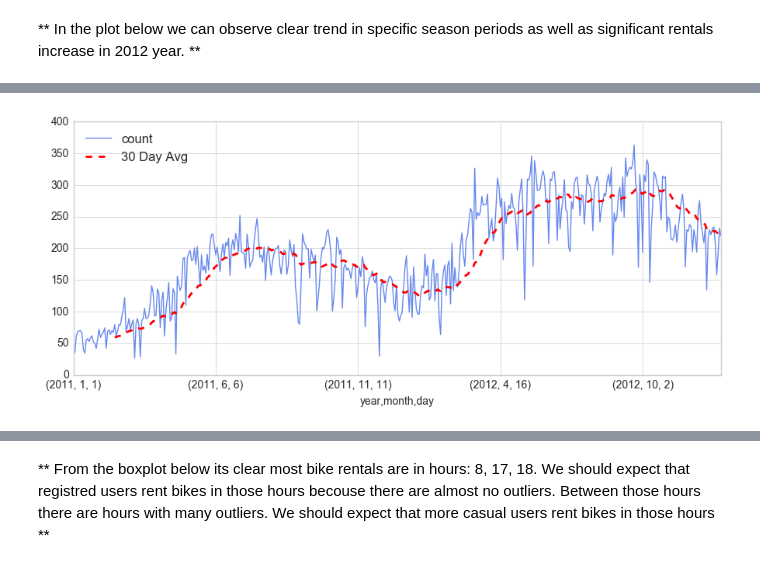
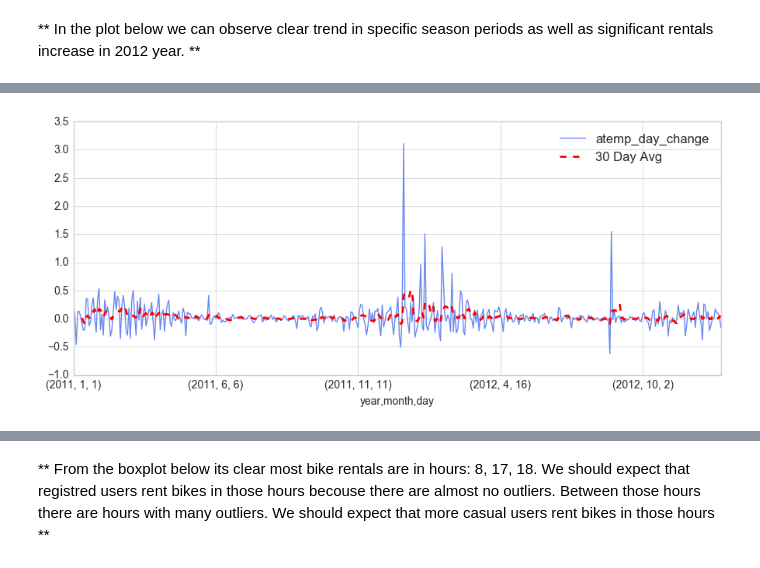
Before and after one commit to artursuchocki/kaggle_capital_bikesharing, a Jupyter notebook: Capital Bike - Project Exercise - Solutions.ipynb, the cells around one changed output, grey strips where cells are left out. Drawn from its saved outputs; the diff is of its cells as text; code cells hidden in the pictures.

```diff
--- a/Capital Bike - Project Exercise - Solutions.ipynb
+++ b/Capital Bike - Project Exercise - Solutions.ipynb
@@ -134,8 +135,12 @@ dtypes: float64(3), int64(8), object(1)
 memory usage: 1020.6+ KB
 # %%
 continuous_var = ['temp', 'atemp', 'humidity', 'windspeed']
-categorical_var=['season','weather','year','month','hour','dayofweek']
+
+# exclude binary variables
+categorical_var=['season','weather','year','month','hour','dayofweek','hour_cat', 'temp_cat']
+
 dependent_variables = ['casual', 'registered', 'count']
+
 added_cat_var = ['season_cat', 'month_cat', 'dayofweek_cat', 'weather_cat']
 
 
@@ -219,4 +345,5 @@ test_dummy_KAGGLE = prepare_data(test_df.copy(), get_dummy=True, test_data=True,
 # %%
 train_no_dummy = prepare_data(train_df.copy(), get_dummy=False)
 test_no_dummy_KAGGLE = prepare_data(test_df.copy(), get_dummy=False, test_data=True, Kaggle=True)
+all_no_dummy = train_no_dummy.append(test_no_dummy_KAGGLE)
 # %% [markdown]
@@ -352,9 +601,9 @@ plt.legend(loc='best')
 # %%
 plt.figure(figsize=(9,4))
-train_no_dummy.groupby(['year','month','day']).mean()['count'].plot()
-train_no_dummy.groupby(['year','month','day']).mean()['count'].rolling(window=30).mean().plot(label='30 Day Avg', lw=2, ls='--', c='red')
+train_no_dummy.groupby(['year','month','day']).mean()['atemp_day_change'].plot()
+train_no_dummy.groupby(['year','month','day']).mean()['atemp_day_change'].rolling(window=7).mean().plot(label='30 Day Avg', lw=2, ls='--', c='red')
 
 plt.legend(loc='best')
 plt.tight_layout()
 # %% [output]
-[figure, old version]
+[figure, new version]
```
Also changed, not shown: parts of 108 cells of this notebook, 2 other files.
